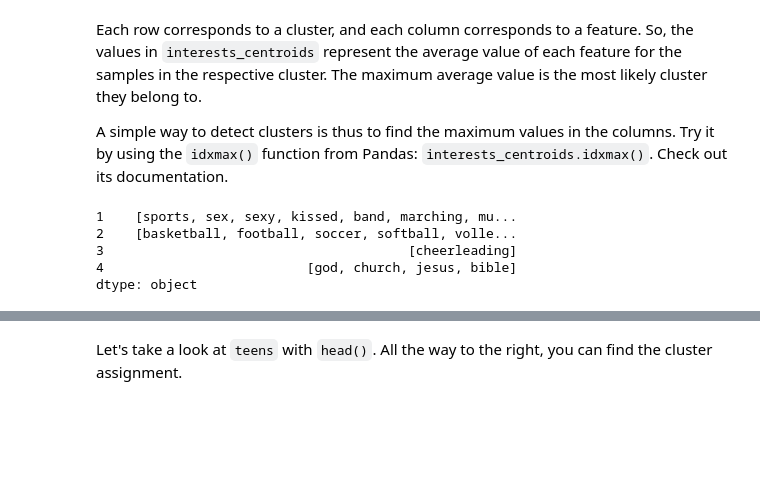
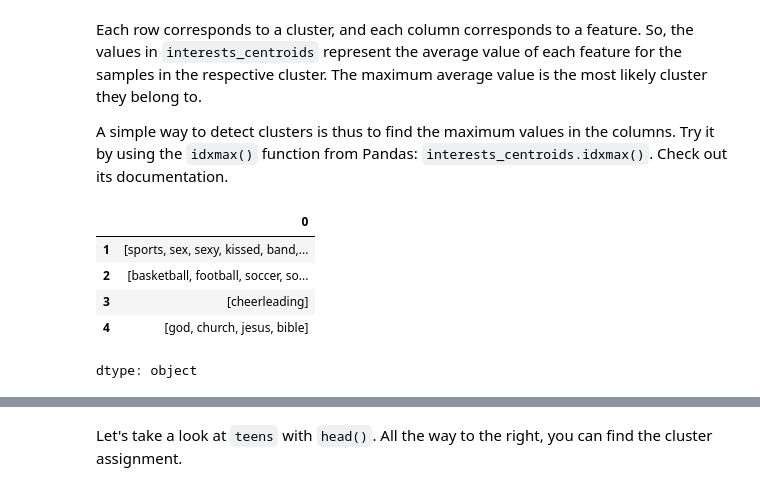
Before and after one commit to onni-Q/lecture_notebooks, a Jupyter notebook: Week3_Lecture.ipynb, the cells around one changed output, grey strips where cells are left out. Drawn from its saved outputs; the diff is of its cells as text; code cells hidden in the pictures; blank space fills up the shorter version.

```diff
--- a/Week3_Lecture.ipynb
+++ b/Week3_Lecture.ipynb
@@ -1284,16 +1284,17 @@ A simple way to detect clusters is thus to find the maximum values in the column
 # %%
 # Get the cluster where each interest is strongest
 dominant_cluster = interests_centroids.idxmax()
 
 # For each cluster, list the interests where it is dominant
 top_interests_per_cluster = dominant_cluster.groupby(dominant_cluster).apply(lambda x: x.index.tolist())
 
-print(top_interests_per_cluster)
+top_interests_per_cluster
 # %% [output]
+|  | 0 |
+| 1 | [sports, sex, sexy, kissed, band,... |
+| 2 | [basketball, football, soccer, so... |
+| 3 | [cheerleading] |
+| 4 | [god, church, jesus, bible] |
-1    [sports, sex, sexy, kissed, band, marching, mu...
-2    [basketball, football, soccer, softball, volle...
-3                                       [cheerleading]
-4                          [god, church, jesus, bible]
 dtype: object
 # %% [markdown]
 Hopefully, your results look similar to the table from Lantz (2013) on p. 288:
```
Also changed, not shown: parts of 10 cells of this notebook.
